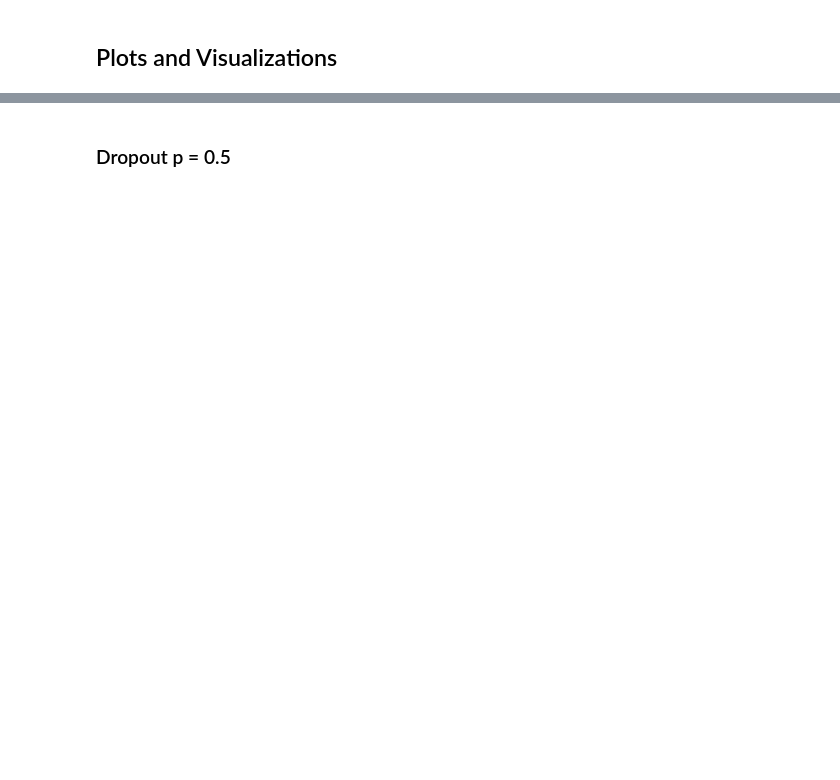
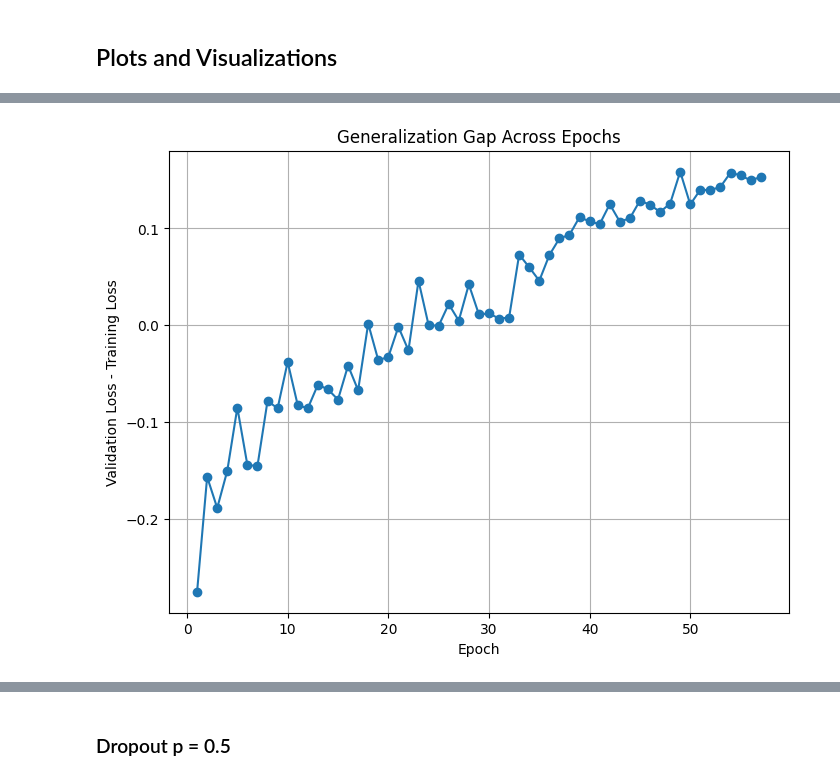
Before and after one commit to fw7th/regularization-ml, a Jupyter notebook: notebooks/02_fc_dropout.ipynb, the cells around one changed output, grey strips where cells are left out. Drawn from its saved outputs; the diff is of its cells as text; code cells hidden in the pictures; blank space fills up the shorter version.

```diff
--- a/notebooks/02_fc_dropout.ipynb
+++ b/notebooks/02_fc_dropout.ipynb
@@ -190,3 +137,5 @@ plotCurves(train_losses, val_losses, train_accs, val_accs, "fc0.3")
 # %%
-genError(visualizations_folder, train_losses, val_losses)
+genError(visuals_folder3, train_losses, val_losses)
+# %% [output]
+[figure, added]
 # %%
```
Also changed, not shown: parts of 18 cells of this notebook, 4 other files.
